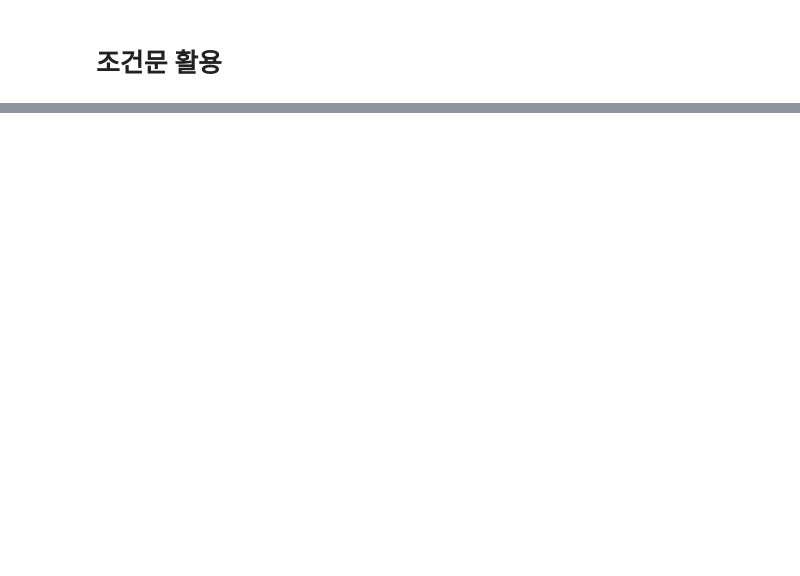
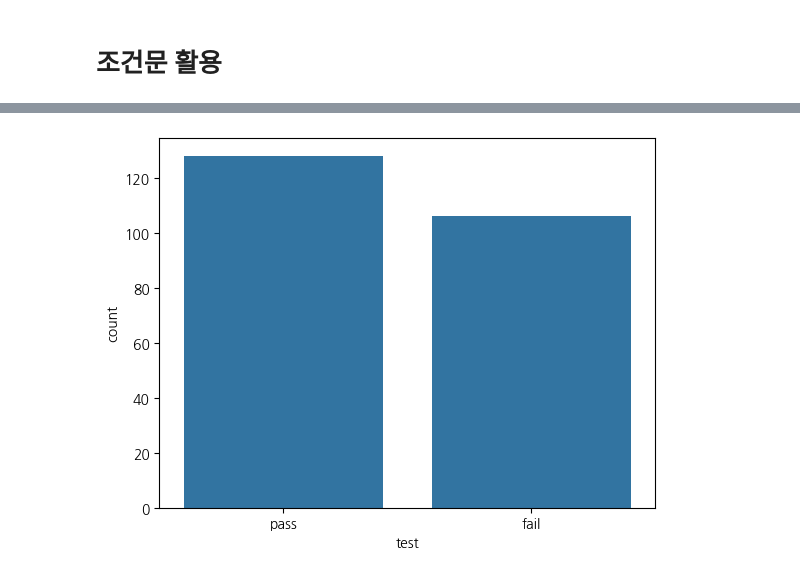
Before and after one commit to lie-42/2025-1-myclass-BDA, a Jupyter notebook: inclass/05w_B_wed_0402_easy_ch05_06_.ipynb, the cells around one changed output, grey strips where cells are left out. Saved outputs shown, nothing was run; the diff lists cells and outputs as text; code cells hidden in the pictures; blank space fills up the shorter version.

```diff
--- a/inclass/05w_B_wed_0402_easy_ch05_06_.ipynb
+++ b/inclass/05w_B_wed_0402_easy_ch05_06_.ipynb
@@ -229,0 +316,4 @@ sns.hisplot(mpg, x="total");
+# %%
+sns.countplot(mpg, x='test');
+# %% [output]
+[figure, added]
```
Also changed, not shown: parts of 107 cells of this notebook.
